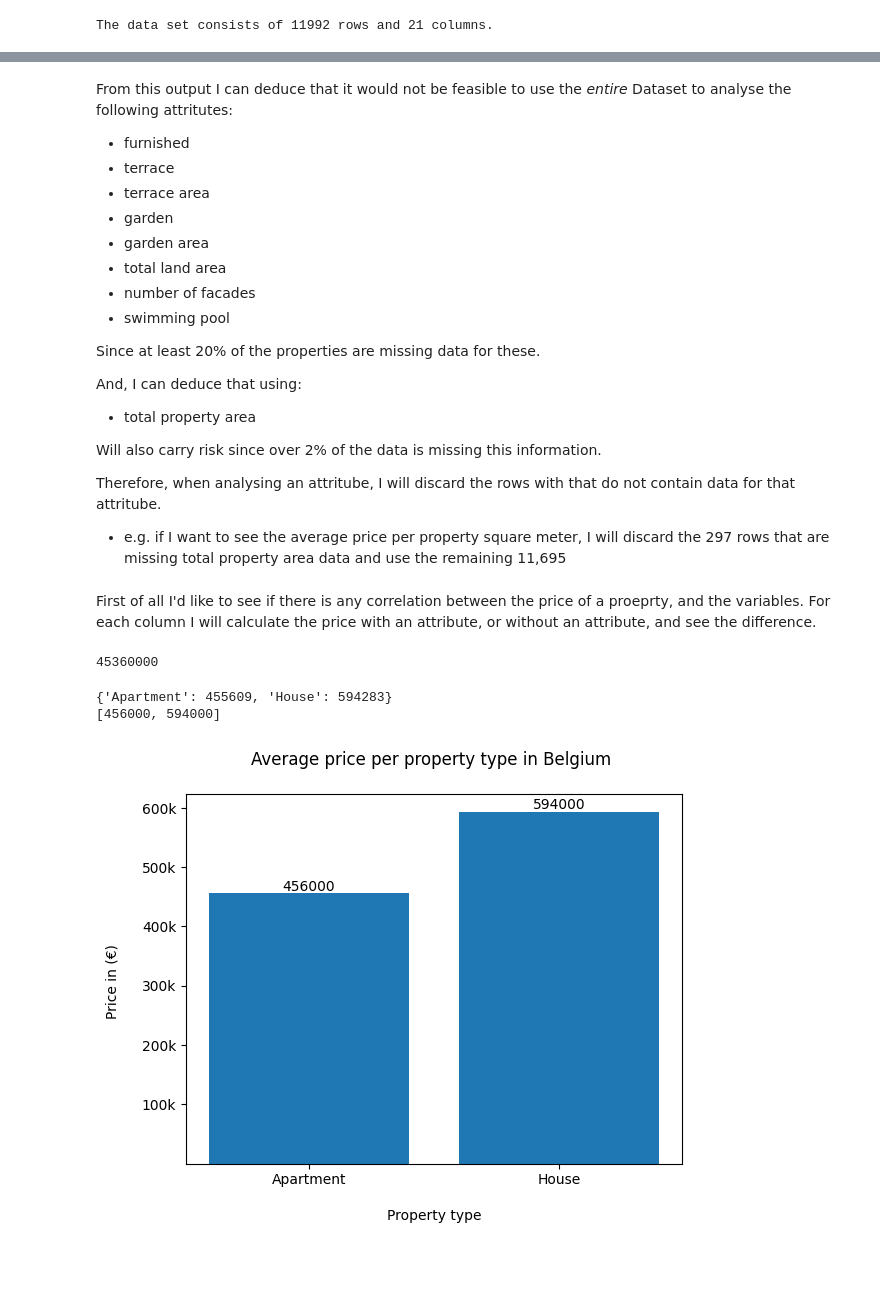
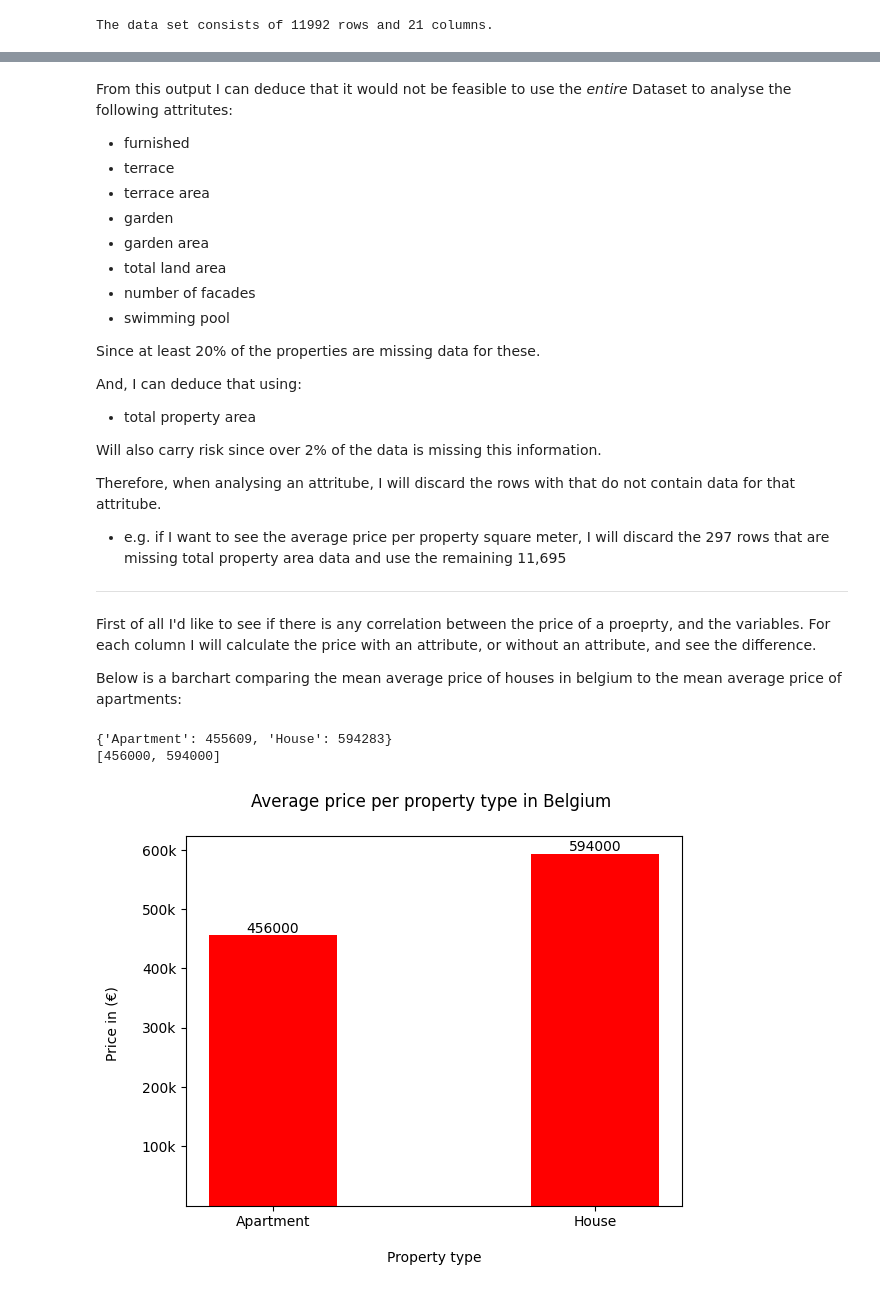
Before and after one commit to ghollingdale/PropertyAnalysisBE, a Jupyter notebook: Data_Analysis.ipynb, the cells around one changed output, grey strips where cells are left out. Cells and saved outputs as stored; diff of their text form; code cells hidden in the pictures; blank space fills up the shorter version.

```diff
--- a/Data_Analysis.ipynb
+++ b/Data_Analysis.ipynb
@@ -66,46 +66,43 @@ Will also carry risk since over 2% of the data is missing this information.
 
 Therefore, when analysing an attritube, I will discard the rows with that do not contain data for that attritube.
 * e.g. if I want to see the average price per property square meter, I will discard the 297 rows that are missing total property area data and use the remaining 11,695
+***
 # %% [markdown]
 First of all I'd like to see if there is any correlation between the price of a proeprty, and the variables. For each column I will calculate the price with an attribute, or without an attribute, and see the difference.
+
+Below is a barchart comparing the mean average price of houses in belgium to the mean average price of apartments:
-# %%
-a = 45356234
-round(a, -4)
-# %% [output]
-45360000
 # %%
 # Type of property House vs. appartment
 
 apartment_average = properties[properties['type of property'] == 'APARTMENT']['price'].mean()
 apartment_average = int(apartment_average)
 
 house_average = properties[properties['type of property'] == 'HOUSE']['price'].mean()
 house_average = int(house_average)
 
 average_price = {}
 average_price['Apartment'] = apartment_average
 average_price['House'] = house_average
 print(average_price)
 
 price_keys = list(average_price.keys())
 price_values = list(average_price.values())
 
 
 
 for price in range(len(price_values)):
     rounded = round(price_values[price], -3)
     price_values[price] = rounded
 print(price_values)
 
-bar_colors = ['tab:red', 'tab:blue']
-plt.bar(price_keys, price_values, width = 0.4, color = bar_colors)
+plt.bar(price_keys, price_values, width = 0.4, color = 'red')
 plt.title('Average price per property type in Belgium \n')
 plt.xlabel('\nProperty type')
 plt.ylabel('Price in (€) \n')
-plt.bar_label(plt.bar(average_price.keys(), price_values))
+plt.bar_label(plt.bar(price_keys, price_values, width = 0.4, color = 'red'))
 plt.yticks([100000, 200000 , 300000 , 400000 , 500000 , 600000] , ['100k' , '200k' , '300k' , '400k' , '500k' , '600k'])
 plt.show()
 # %% [output]
 {'Apartment': 455609, 'House': 594283}
 [456000, 594000]
-[figure, old version]
+[figure, new version]
```
Also changed, not shown: parts of 14 cells of this notebook.
